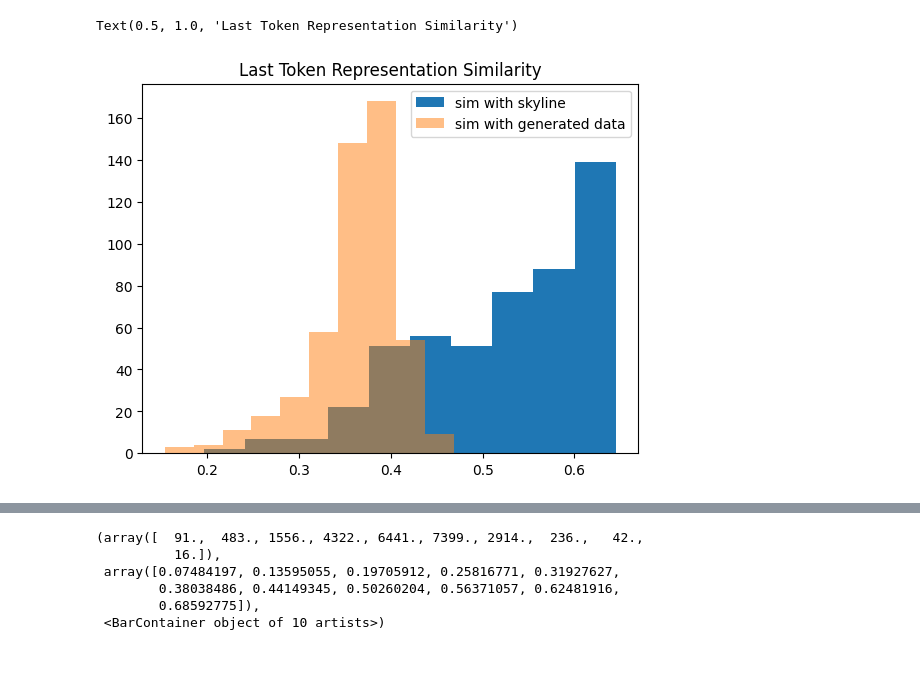
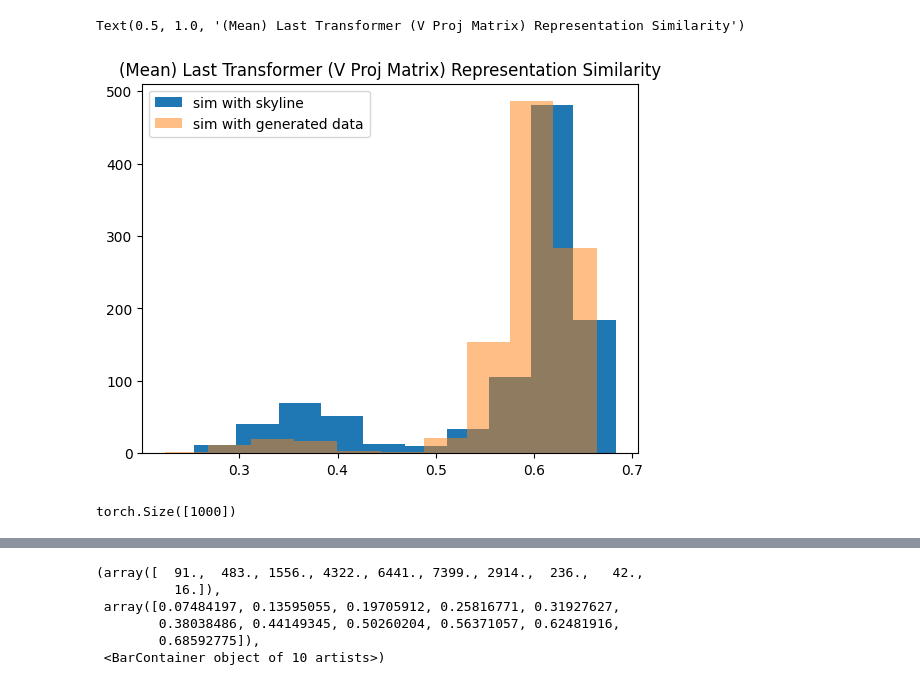
Before and after one commit to sjoshi804/llava-fork, a Jupyter notebook: scratch.ipynb, the cells around one changed output, grey strips where cells are left out. Drawn from its saved outputs; the diff is of its cells as text; code cells hidden in the pictures.

```diff
--- a/scratch.ipynb
+++ b/scratch.ipynb
@@ -1,13 +1,14 @@
 # %%
 import torch
 
-# ref = torch.stack(torch.load("representations_ref.pt"), dim=0).cpu().float()
-# gen = torch.stack(torch.load("representations_gen.pt"), dim=0).cpu().float()
-# test = torch.stack(torch.load("representations_test.pt"), dim=0).cpu().float()
+ref = torch.stack(torch.load("representations_cqa_ref.pt"), dim=0).cpu().float()
+gen = torch.stack(torch.load("representations_cqa_gen1.pt"), dim=0).cpu().float()
+gen2 = torch.stack(torch.load("representations_cqa_gen2.pt"), dim=0).cpu().float()
+sky = torch.stack(torch.load("representations_cqa_sky.pt"), dim=0).cpu().float()
 
-ref = torch.stack(torch.load("gradients_ref_v_proj.pt"), dim=0).cpu().float()
-gen = torch.stack(torch.load("gradients_gen_v_proj.pt"), dim=0).cpu().float()
-test = torch.stack(torch.load("gradients_test_v_proj.pt"), dim=0).cpu().float()
+# ref = torch.stack(torch.load("gradients_ref_v_proj.pt"), dim=0).cpu().float()
+# gen = torch.stack(torch.load("gradients_gen_v_proj.pt"), dim=0).cpu().float()
+# test = torch.stack(torch.load("gradients_test_v_proj.pt"), dim=0).cpu().float()
 # %%
 print(ref.shape)
 print(gen.shape)
@@ -31,10 +42,14 @@ def compute_cosine_sim(v1, v2):
 # %%
 import matplotlib.pyplot as plt
 
-plt.hist(torch.mean(compute_cosine_sim(ref, test), dim=0), label="sim with skyline")
+plt.hist(torch.mean(compute_cosine_sim(ref, sky), dim=0), label="sim with skyline")
 plt.hist(torch.mean(compute_cosine_sim(ref, gen), dim=0), alpha=0.5, label="sim with generated data")
 plt.legend()
-plt.title("Last Transformer (V Proj Matrix) Gradient Similarity")
+plt.title("(Mean) Last Transformer (V Proj Matrix) Representation Similarity")
 # %% [output]
-Text(0.5, 1.0, 'Last Token Representation Similarity')
+Text(0.5, 1.0, '(Mean) Last Transformer (V Proj Matrix) Representation Similarity')
-[figure, old version]
+[figure, new version]
+# %%
+torch.max(compute_cosine_sim(ref, sky), dim=0).values.shape
+# %% [output]
+torch.Size([1000])
```
Also changed, not shown: parts of 3 cells of this notebook, 7 other files.
